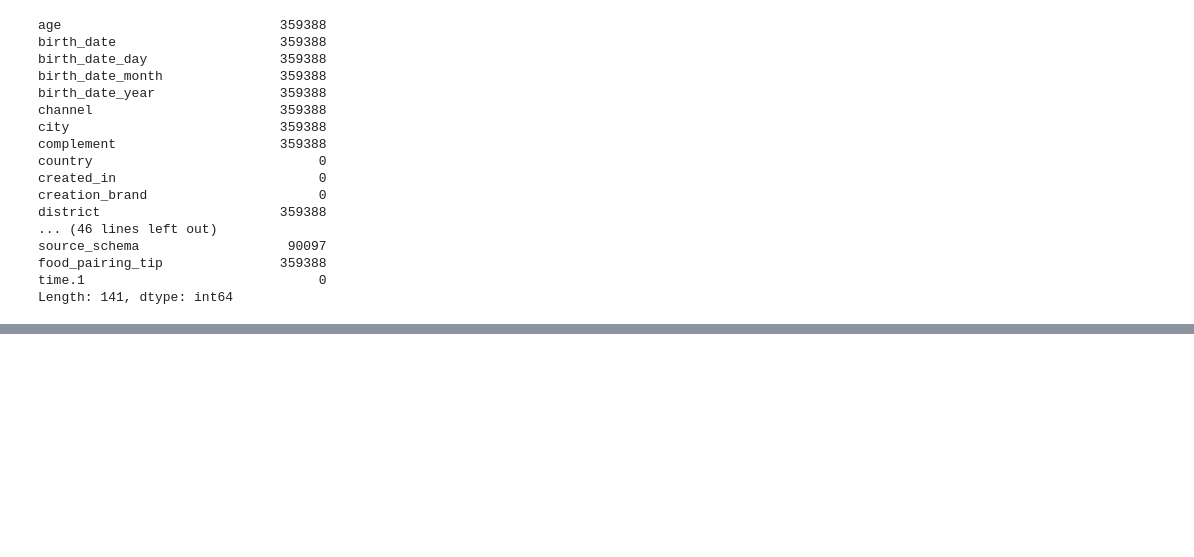
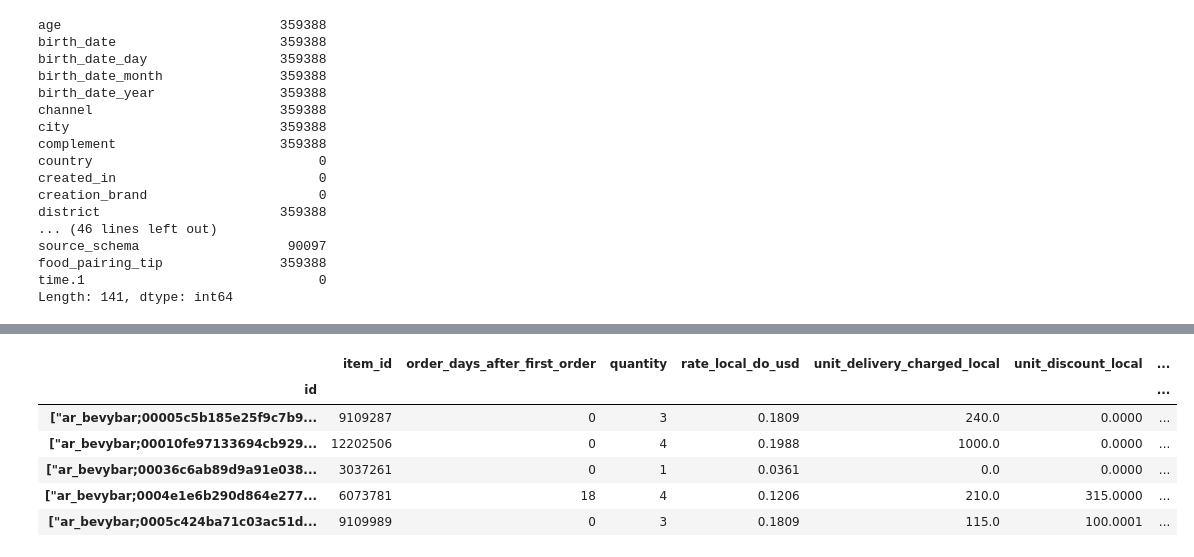
Before and after one commit to AgustinVelurtas/grupo13_clusterai, a Jupyter notebook: tp_grupo13.ipynb, the cells around one changed output, grey strips where cells are left out. Drawn from its saved outputs; the diff is of its cells as text; code cells hidden in the pictures; blank space fills up the shorter version.

```diff
--- a/tp_grupo13.ipynb
+++ b/tp_grupo13.ipynb
@@ -139,0 +97,13 @@ plt.show()
+# %%
+##Tabla pivot para ver cuantas veces compró cada usuario
+aux = pd.pivot_table(tp_f, index = 'id', aggfunc = np.sum)
+# %%
+aux.head(5)
+# %% [output]
+|  | item_id | order_days_after_first_order | quantity | rate_local_do_usd | unit_delivery_charged_local | unit_discount_local | ... |
+| id |  |  |  |  |  |  | ... |
+| ["ar_bevybar;00005c5b185e25f9c7b9... | 9109287 | 0 | 3 | 0.1809 | 240.0 | 0.0000 | ... |
+| ["ar_bevybar;00010fe97133694cb929... | 12202506 | 0 | 4 | 0.1988 | 1000.0 | 0.0000 | ... |
+| ["ar_bevybar;00036c6ab89d9a91e038... | 3037261 | 0 | 1 | 0.0361 | 0.0 | 0.0000 | ... |
+| ["ar_bevybar;0004e1e6b290d864e277... | 6073781 | 18 | 4 | 0.1206 | 210.0 | 315.0000 | ... |
+| ["ar_bevybar;0005c424ba71c03ac51d... | 9109989 | 0 | 3 | 0.1809 | 115.0 | 100.0001 | ... |
```
Also changed, not shown: parts of 11 cells of this notebook.
